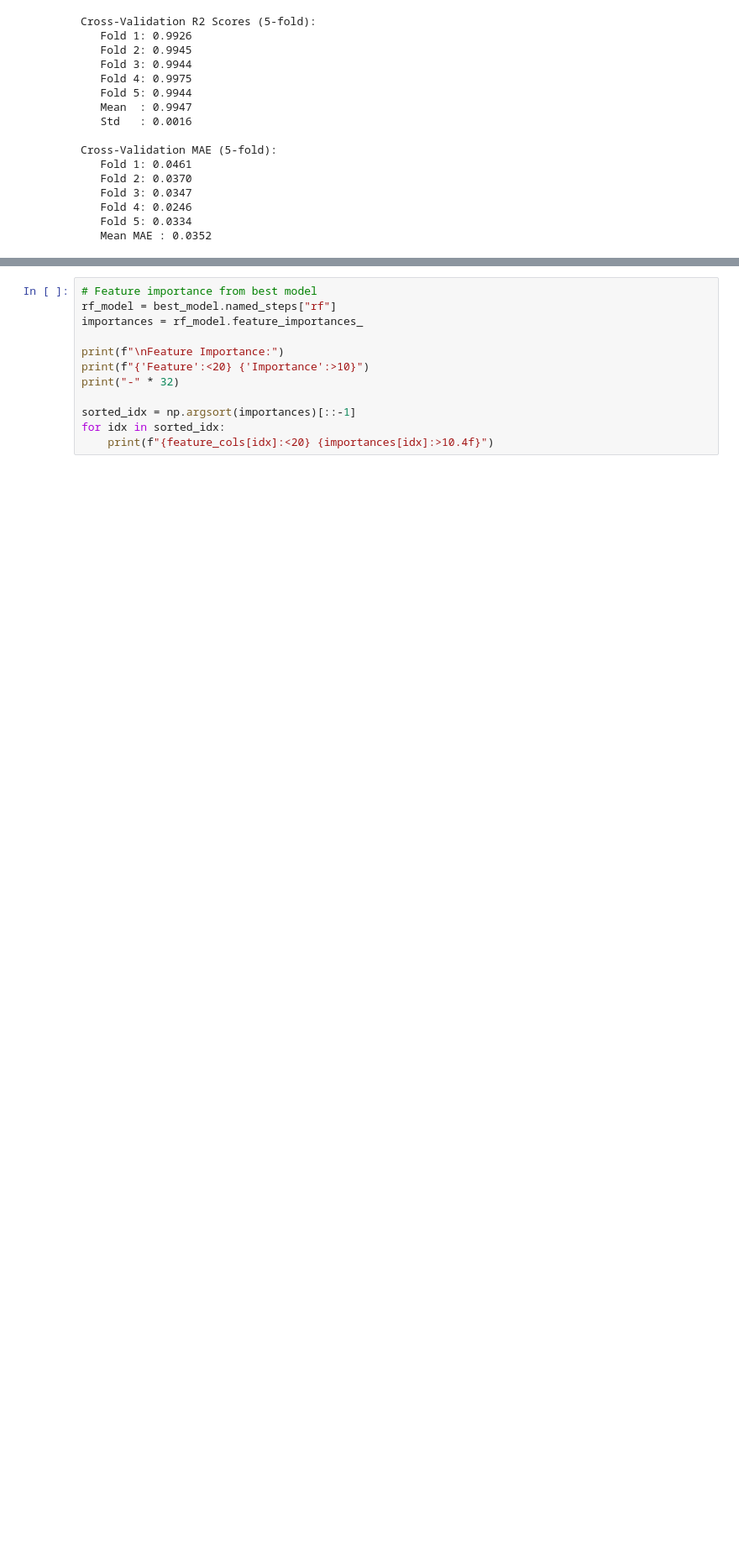
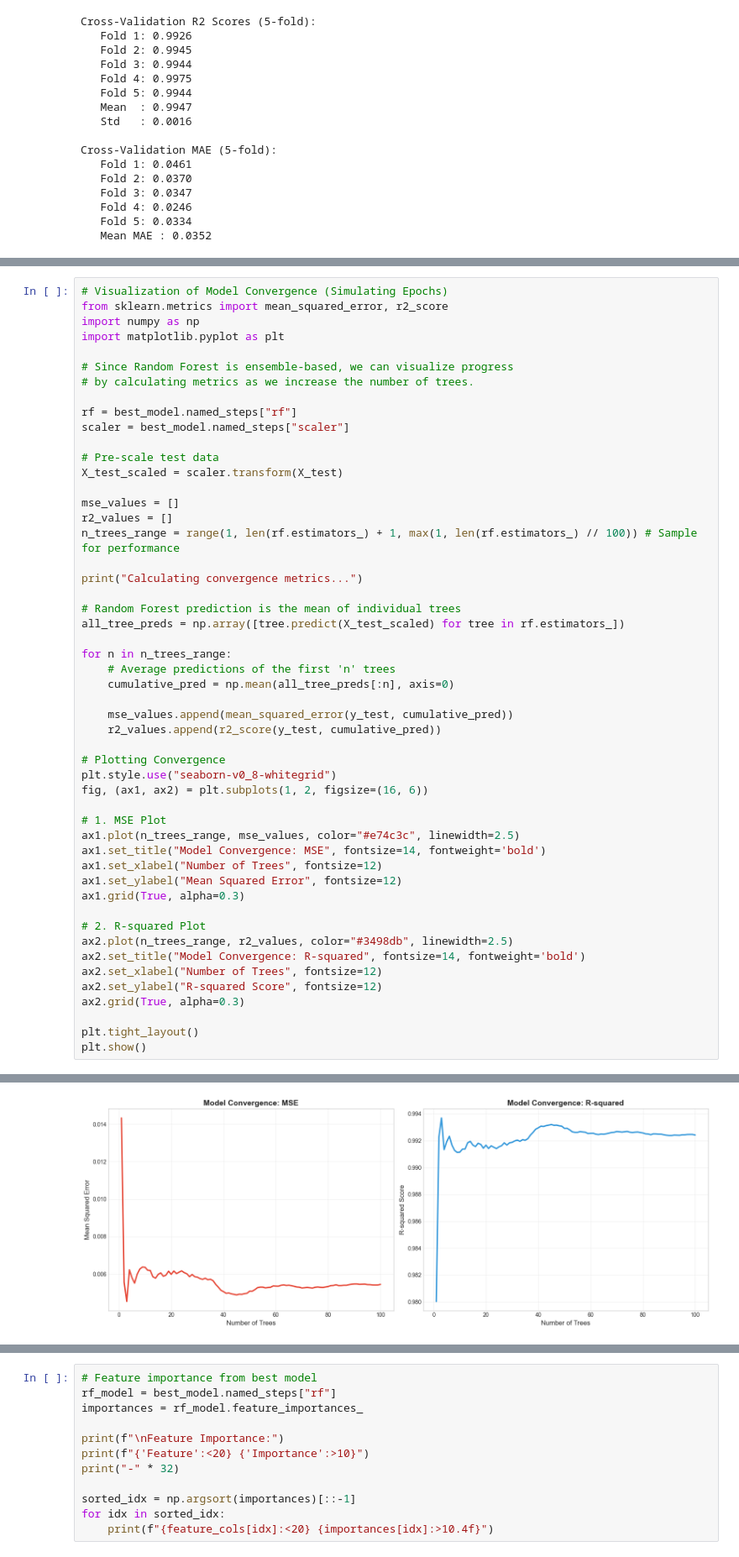
Before and after one commit to WilsonnnTan/tutor-ai-farmasi, a Jupyter notebook: ai_train/main.ipynb, the cells around one changed output, grey strips where cells are left out. Shown at 84% size. Saved outputs shown, nothing was run; the diff lists cells and outputs as text; blank space fills up the shorter version.

Commit message:
feat: add scatter plot and others for analysis

```diff
--- a/ai_train/main.ipynb
+++ b/ai_train/main.ipynb
@@ -390,0 +336,52 @@ Cross-Validation MAE (5-fold):
+# %%
+# Visualization of Model Convergence (Simulating Epochs)
+from sklearn.metrics import mean_squared_error, r2_score
+import numpy as np
+import matplotlib.pyplot as plt
+
+# Since Random Forest is ensemble-based, we can visualize progress
+# by calculating metrics as we increase the number of trees.
+
+rf = best_model.named_steps["rf"]
+scaler = best_model.named_steps["scaler"]
+
+# Pre-scale test data
+X_test_scaled = scaler.transform(X_test)
+
+mse_values = []
+r2_values = []
+n_trees_range = range(1, len(rf.estimators_) + 1, max(1, len(rf.estimators_) // 100)) # Sample for performance
+
+print("Calculating convergence metrics...")
+
+# Random Forest prediction is the mean of individual trees
+all_tree_preds = np.array([tree.predict(X_test_scaled) for tree in rf.estimators_])
+
+for n in n_trees_range:
+    # Average predictions of the first 'n' trees
+    cumulative_pred = np.mean(all_tree_preds[:n], axis=0)
+
+    mse_values.append(mean_squared_error(y_test, cumulative_pred))
+    r2_values.append(r2_score(y_test, cumulative_pred))
+
+# Plotting Convergence
+plt.style.use("seaborn-v0_8-whitegrid")
+fig, (ax1, ax2) = plt.subplots(1, 2, figsize=(16, 6))
+
+# 1. MSE Plot
+ax1.plot(n_trees_range, mse_values, color="#e74c3c", linewidth=2.5)
+ax1.set_title("Model Convergence: MSE", fontsize=14, fontweight='bold')
+ax1.set_xlabel("Number of Trees", fontsize=12)
+ax1.set_ylabel("Mean Squared Error", fontsize=12)
+ax1.grid(True, alpha=0.3)
+
+# 2. R-squared Plot
+ax2.plot(n_trees_range, r2_values, color="#3498db", linewidth=2.5)
+ax2.set_title("Model Convergence: R-squared", fontsize=14, fontweight='bold')
+ax2.set_xlabel("Number of Trees", fontsize=12)
+ax2.set_ylabel("R-squared Score", fontsize=12)
+ax2.grid(True, alpha=0.3)
+
+plt.tight_layout()
+plt.show()
+# %% [output]
@@ -390,0 +389 @@ Cross-Validation MAE (5-fold):
+[figure, added]
```
Also changed, not shown: parts of 16 cells of this notebook, 2 other files.
